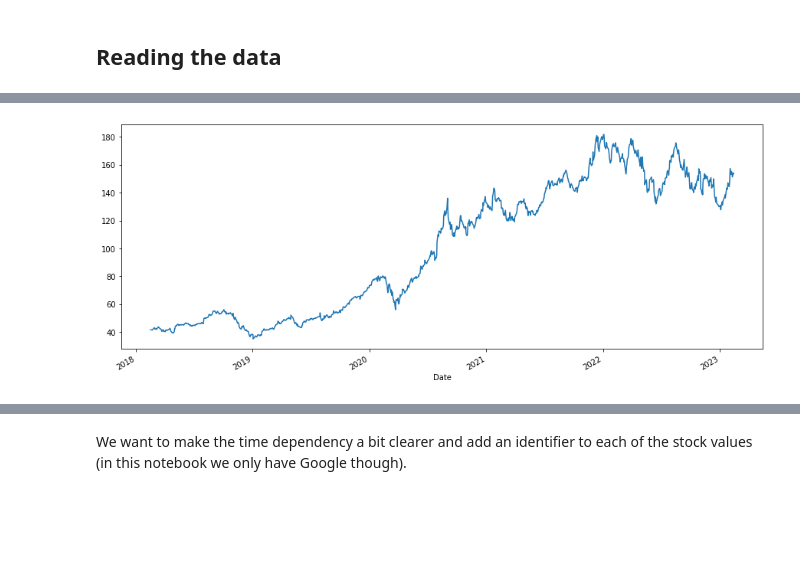
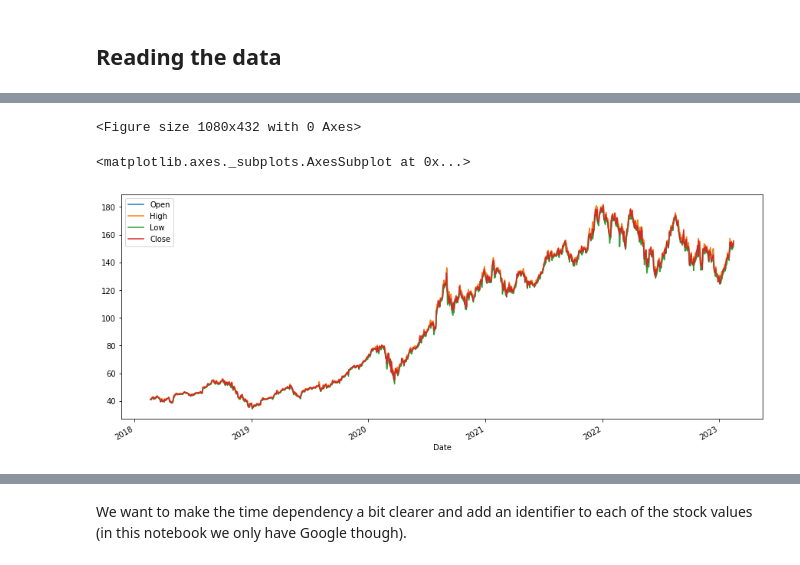
Before and after one commit to harnalashok/timeseries, a Jupyter notebook: tsfresh_Timeseries_Forecasting.ipynb, the cells around one changed output, grey strips where cells are left out. Drawn from its saved outputs; the diff is of its cells as text; code cells hidden in the pictures; blank space fills up the shorter version.

```diff
--- a/tsfresh_Timeseries_Forecasting.ipynb
+++ b/tsfresh_Timeseries_Forecasting.ipynb
@@ -67,0 +97,6 @@ Name: High, dtype: float64
+# %%
+# 2.1 Extract index data from 'stooq' site as pandas DataFrame
+#     We will later retain only 'High' column:
+
+df = web.DataReader("AAPL", 'stooq')
+df.head()
@@ -68,6 +114,10 @@ Name: High, dtype: float64
 # %%
+# 3.0 Plot dataframe
 plt.figure(figsize=(15, 6))
-df.plot(ax=plt.gca())
+# df.plot()
+df.iloc[:,:-1].plot(ax = plt.gca())
 plt.show()
 # %% [output]
+<Figure size 1080x432 with 0 Axes>
+<matplotlib.axes._subplots.AxesSubplot at 0x...>
-[figure, old version]
+[figure, new version]
```
Also changed, not shown: parts of 15 cells of this notebook.
